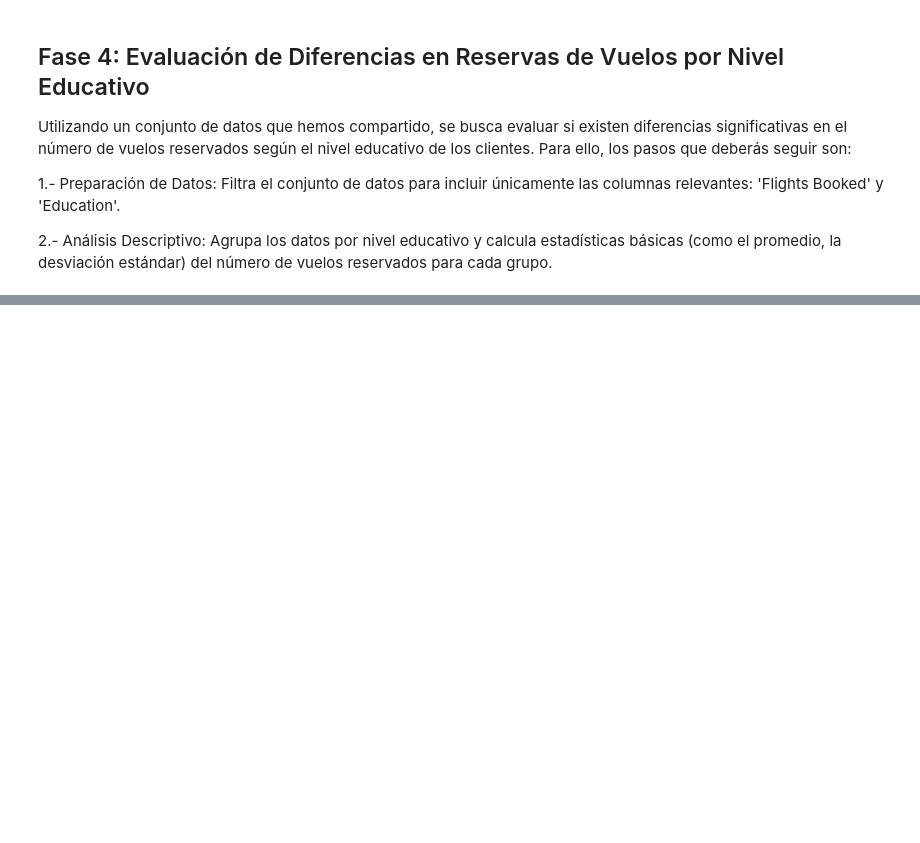
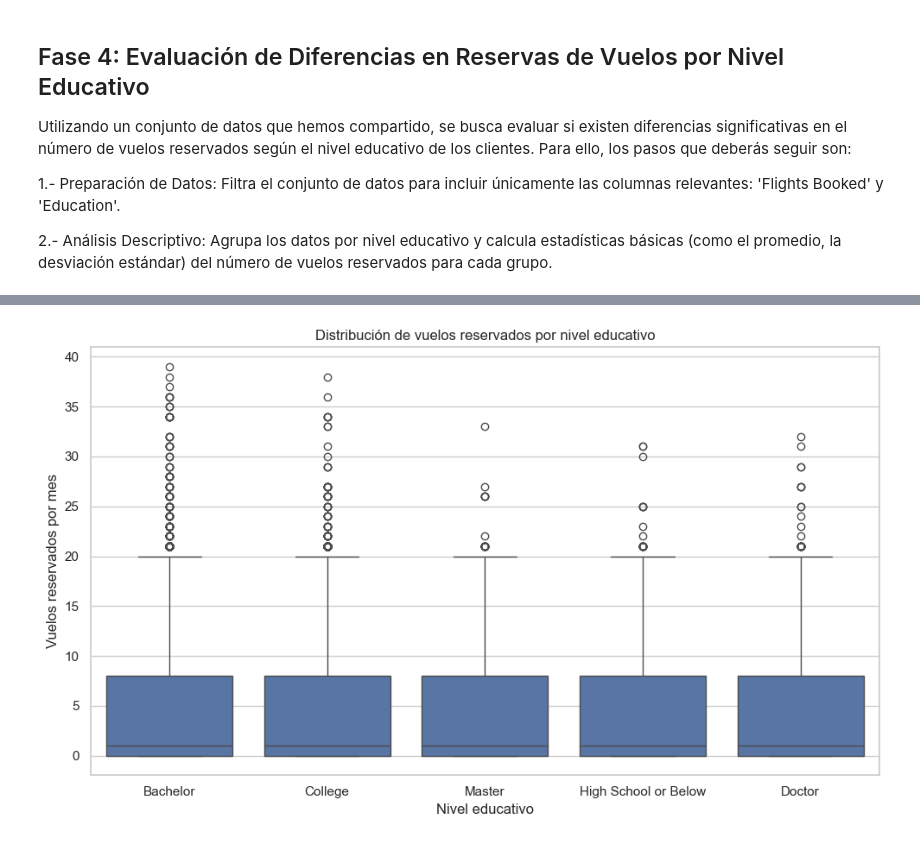
Before and after one commit to Adalab/bda-modulo-3-evaluacion-final-MatiC-hub-1, a Jupyter notebook: notebooks/resolucion_final.ipynb, the cells around one changed output, grey strips where cells are left out. Cells and saved outputs as stored; diff of their text form; code cells hidden in the pictures; blank space fills up the shorter version.

```diff
--- a/notebooks/resolucion_final.ipynb
+++ b/notebooks/resolucion_final.ipynb
@@ -1501,3 +1501,6 @@ Utilizando un conjunto de datos que hemos compartido, se busca evaluar si existe
 1.- Preparación de Datos: Filtra el conjunto de datos para incluir únicamente las columnas relevantes: 'Flights Booked' y 'Education'.
 
 2.- Análisis Descriptivo: Agrupa los datos por nivel educativo y calcula estadísticas básicas (como el promedio, la desviación estándar) del número de vuelos reservados para cada grupo.
+# %%
+# Filtrado del dataset
+df_edu_flights = df_merged[["Education", "Flights Booked"]].copy()   # copia del subconjunto de datos para evitar modificaciones accidentales sobre el dataframe original combinado
@@ -1503,0 +1581,23 @@ Utilizando un conjunto de datos que hemos compartido, se busca evaluar si existe
+# %%
+plt.figure(figsize=(10, 6))
+
+sns.boxplot(
+    data=df_edu_flights,
+    x="Education",
+    y="Flights Booked"
+)
+
+plt.title("Distribución de vuelos reservados por nivel educativo")
+plt.xlabel("Nivel educativo")
+plt.ylabel("Vuelos reservados por mes")
+
+plt.tight_layout()
+
+
+plt.savefig(
+    "outputs/boxplot_vuelos_por_nivel_educativo.png",
+    bbox_inches="tight"
+)
+plt.show()
+# %% [output]
+[figure, added]
```
Also changed, not shown: parts of 8 cells of this notebook, 2 other files.
